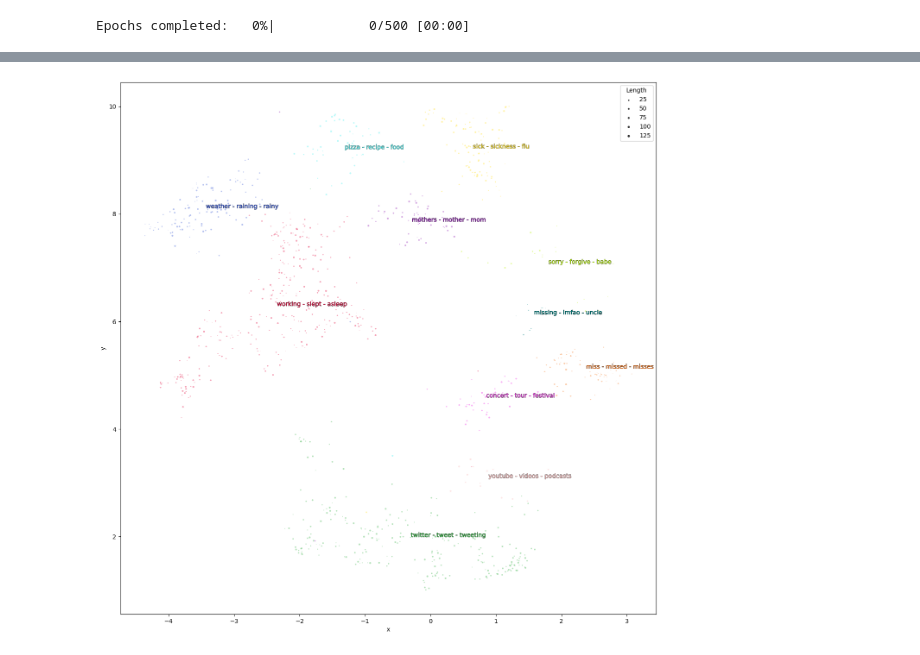
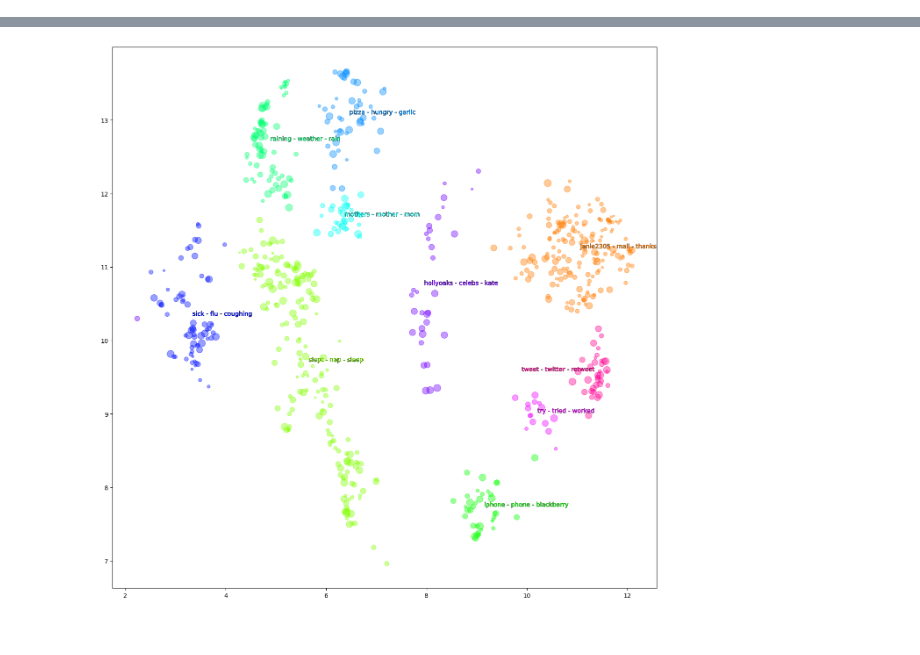
Before and after one commit to juste97/topic-modeling-pipeline, a Jupyter notebook: Pipeline_Example.ipynb, the cells around one changed output, grey strips where cells are left out. Cells and saved outputs as stored; diff of their text form; code cells hidden in the pictures.

Commit message:
evaluator, plot and notebook update

```diff
--- a/Pipeline_Example.ipynb
+++ b/Pipeline_Example.ipynb
@@ -13,16 +14,17 @@ Preprocessor.clean_text_columns = new_clean_text_columns
 # %%
 model = TopicModelPipeline(
     project_name="Kaggle_Sentiment_Data",
-    output_path=r"D:\Git\topic-modeling-pipeline\data\Output",
-    documents_path=r"D:\Git\topic-modeling-pipeline\data\Input",
+    output_path=r"C:\Users\steng\Github\topic-modeling-pipeline\data\Output",
+    documents_path=r"C:\Users\steng\Github\topic-modeling-pipeline\data\Input",
+    file_path=r"C:\Users\steng\Github\topic-modeling-pipeline\data\Output\Kaggle_Sentiment_Data_2023-10-20_21-11\Kaggle_Sentiment_Data_merged_dataframe.parquet",
     file_type="parquet",
     text_column="text",
     time_column="date",
     time_format="%a %b %d %H:%M:%S %Z %Y",
-    clean_text=True,
+    clean_text=False,
     sample=True,
     sample_frequency="weekly",
-    tresh_absolut=200,
+    tresh_absolut=150,
     min_cluster_size=10,
     n_neighbors=5,
     vocab_frequency=0,
@@ -73,3 +76,3 @@ topics
 # %%
-model.plot_clusters()
+model.plot_top_clusters()
 # %% [output]
@@ -82 +78,0 @@ Tue Oct  3 10:45:45 2023 Construct embedding
-Epochs completed:   0%|            0/500 [00:00]
@@ -84 +79 @@ Tue Oct  3 10:45:48 2023 Finished embedding
-[figure, old version]
+[figure, new version]
```
Also changed, not shown: parts of 8 cells of this notebook, 3 other files.
